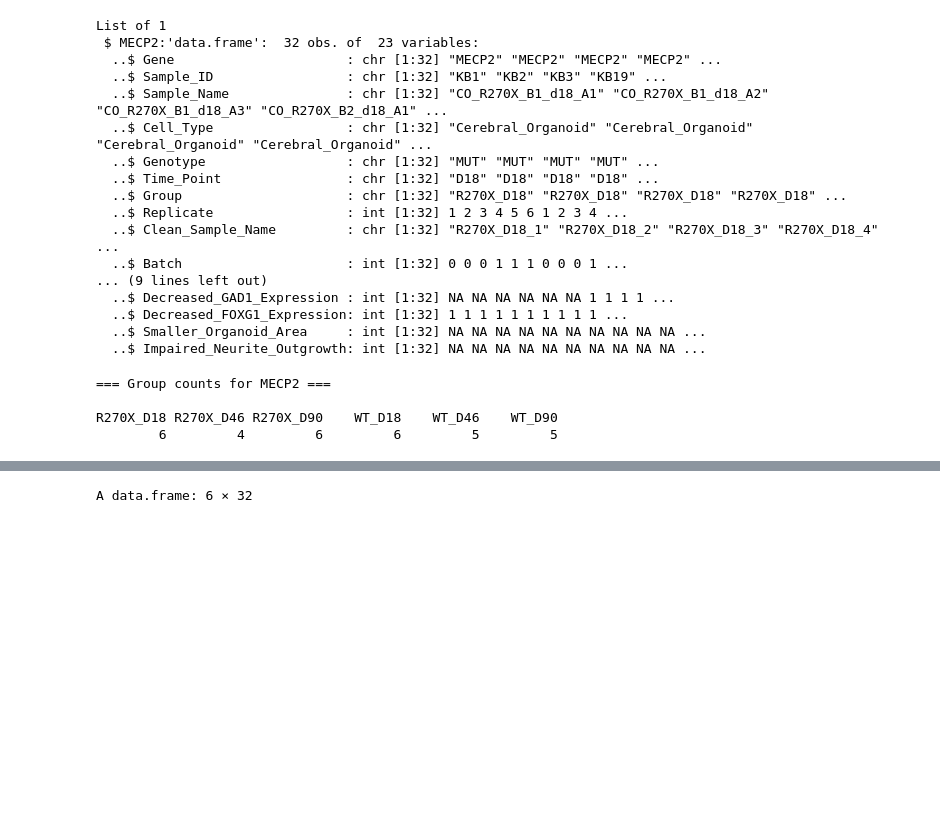
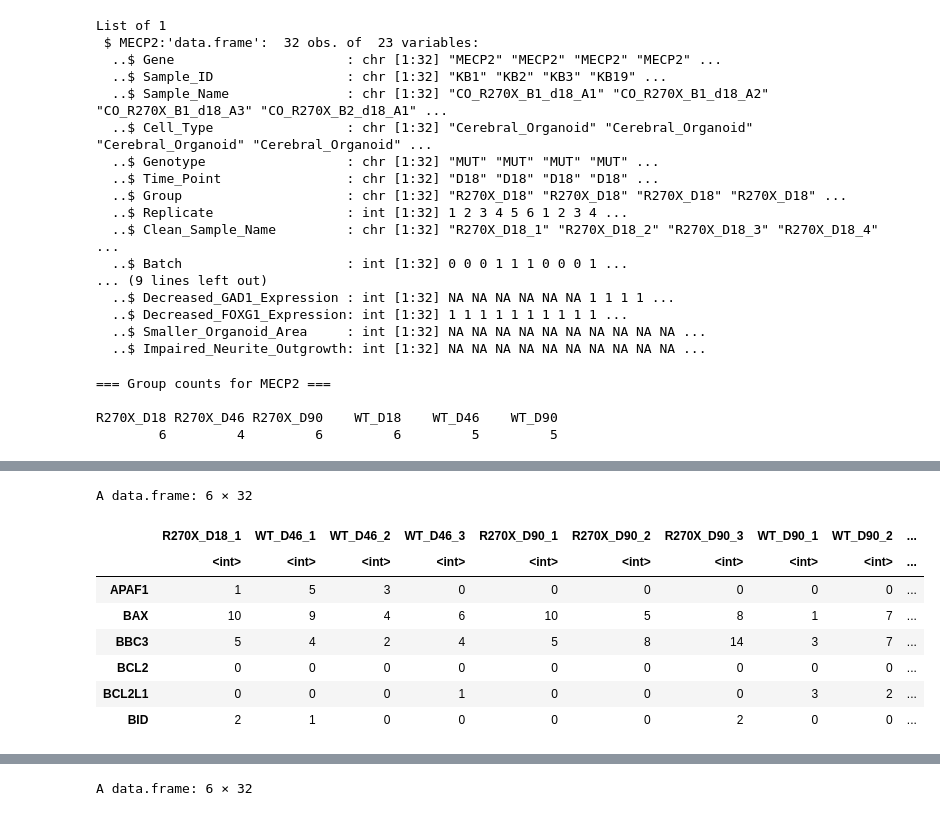
Before and after one commit to vhaghani26/Fink_Klaudia_RNAseq_2026, a Jupyter notebook: 20_Apoptotic_Marker_Box_Plots.ipynb, the cells around one changed output, grey strips where cells are left out. Saved outputs shown, nothing was run; the diff lists cells and outputs as text; code cells hidden in the pictures; blank space fills up the shorter version.

```diff
--- a/20_Apoptotic_Marker_Box_Plots.ipynb
+++ b/20_Apoptotic_Marker_Box_Plots.ipynb
@@ -57,0 +108,18 @@ R270X_D18 R270X_D46 R270X_D90    WT_D18    WT_D46    WT_D90
+# %%
+# Select only genes of interest
+all_target_genes <- unlist(genes_of_interest, use.names = FALSE)
+
+counts <- counts[rownames(counts) %in% all_target_genes, ]
+
+# View
+head(counts)
+# %% [output]
+A data.frame: 6 × 32
+|  | R270X_D18_1 | WT_D46_1 | WT_D46_2 | WT_D46_3 | R270X_D90_1 | R270X_D90_2 | R270X_D90_3 | WT_D90_1 | WT_D90_2 | ... |
+|  | <int> | <int> | <int> | <int> | <int> | <int> | <int> | <int> | <int> | ... |
+| APAF1 | 1 | 5 | 3 | 0 | 0 | 0 | 0 | 0 | 0 | ... |
+| BAX | 10 | 9 | 4 | 6 | 10 | 5 | 8 | 1 | 7 | ... |
+| BBC3 | 5 | 4 | 2 | 4 | 5 | 8 | 14 | 3 | 7 | ... |
+| BCL2 | 0 | 0 | 0 | 0 | 0 | 0 | 0 | 0 | 0 | ... |
+| BCL2L1 | 0 | 0 | 0 | 1 | 0 | 0 | 0 | 3 | 2 | ... |
+| BID | 2 | 1 | 0 | 0 | 0 | 0 | 2 | 0 | 0 | ... |
```
Also changed, not shown: parts of 21 cells of this notebook, 4 other files.
